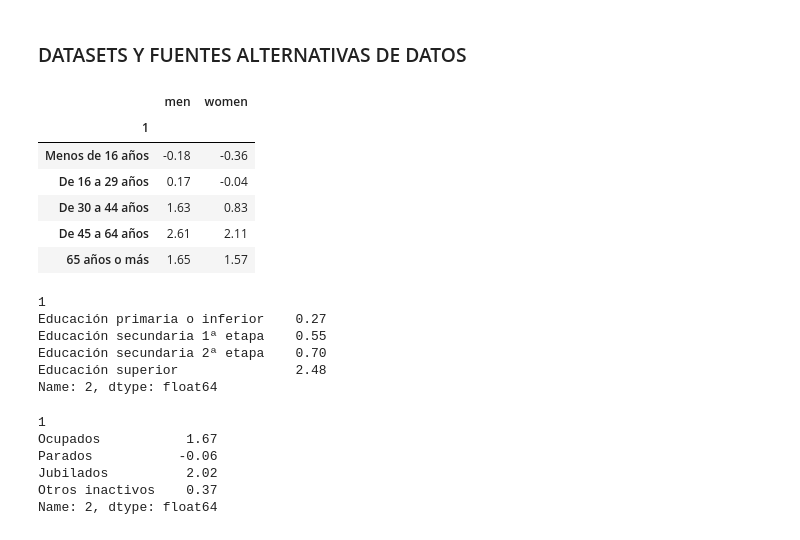
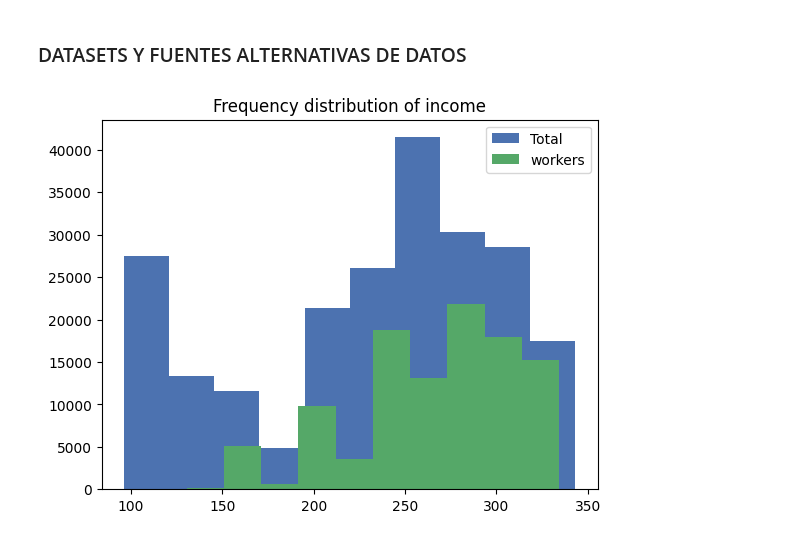
Before and after one commit to RauGarGom/madrid_transp_renta, a Jupyter notebook: precode.ipynb, the cells around one changed output. Cells and saved outputs as stored; diff of their text form; code cells hidden in the pictures.

```diff
--- a/precode.ipynb
+++ b/precode.ipynb
@@ -70,41 +41,2 @@ fuente_5 = "https://ine.es/ss/Satellite?c=INESeccion_C&cid=1259944504067&p=12547
 # %%
 df_transp = pd.DataFrame(pd.read_csv("./data/treated/transp.csv"))
-# %%
-### Extracts income of women and men by age, consolidates it into a single dataframe and creates a normalized index with the values
-df_men_age = pd.DataFrame(pd.read_excel("./data/raw/ecv19.xlsx", sheet_name="2.1.1",skiprows=19,index_col=1,nrows=5,header=None))
-df_women_age = pd.DataFrame(pd.read_excel("./data/raw/ecv19.xlsx", sheet_name="2.1.1",skiprows=26,index_col=1,nrows=5,header=None))
-df_gender_age = pd.concat([df_men_age.iloc[:,1],df_women_age.iloc[:,1]],axis=1, keys=["men","women"])
-df_gender_age = round(((df_gender_age-np.nanmean(df_gender_age))/np.nanstd(df_gender_age)+1),2) ### np.nanmean takes the mean of the whole df
-df_gender_age
-# %% [output]
-|  | men | women |
-| 1 |  |  |
-| Menos de 16 años | -0.18 | -0.36 |
-| De 16 a 29 años | 0.17 | -0.04 |
-| De 30 a 44 años | 1.63 | 0.83 |
-| De 45 a 64 años | 2.61 | 2.11 |
-| 65 años o más | 1.65 | 1.57 |
-# %%
-### Extracts income by education and creates a normalized index with the values
-df_educ = pd.DataFrame(pd.read_excel("./data/raw/ecv19.xlsx", sheet_name="2.1.2",skiprows=11,index_col=1,nrows=4,header=None)).iloc[:,1]
-df_educ = round(((df_educ-df_educ.mean())/df_educ.std()+1),2)
-df_educ
-# %% [output]
-1
-Educación primaria o inferior    0.27
-Educación secundaria 1ª etapa    0.55
-Educación secundaria 2ª etapa    0.70
-Educación superior               2.48
-Name: 2, dtype: float64
-# %%
-### Extracts income by occupation and creates a normalized index with the values
-df_ocup = pd.DataFrame(pd.read_excel("./data/raw/ecv19.xlsx", sheet_name="2.1.3",skiprows=11,index_col=1,nrows=4,header=None)).iloc[:,1]
-df_ocup = round(((df_ocup-df_ocup.mean())/df_ocup.std()+1),2)
-df_ocup
-# %% [output]
-1
-Ocupados           1.67
-Parados           -0.06
-Jubilados          2.02
-Otros inactivos    0.37
-Name: 2, dtype: float64
@@ -119,2 +43,10 @@ df_transp = pd.read_csv("./data/treated/transp.csv")
+# %%
+plt.style.use('seaborn-v0_8-deep')
+plt.title("Frequency distribution of income")
+plt.hist(df_transp['income'],label="Total")
+plt.hist(df_transp[df_transp['activity'] == "worker"]['income'],label="workers")
+plt.legend();
+# %% [output]
+[figure, added]
 # %%
 ###TODO: get the hists right
```
Also changed, not shown: parts of 10 cells of this notebook, 26 other files.
